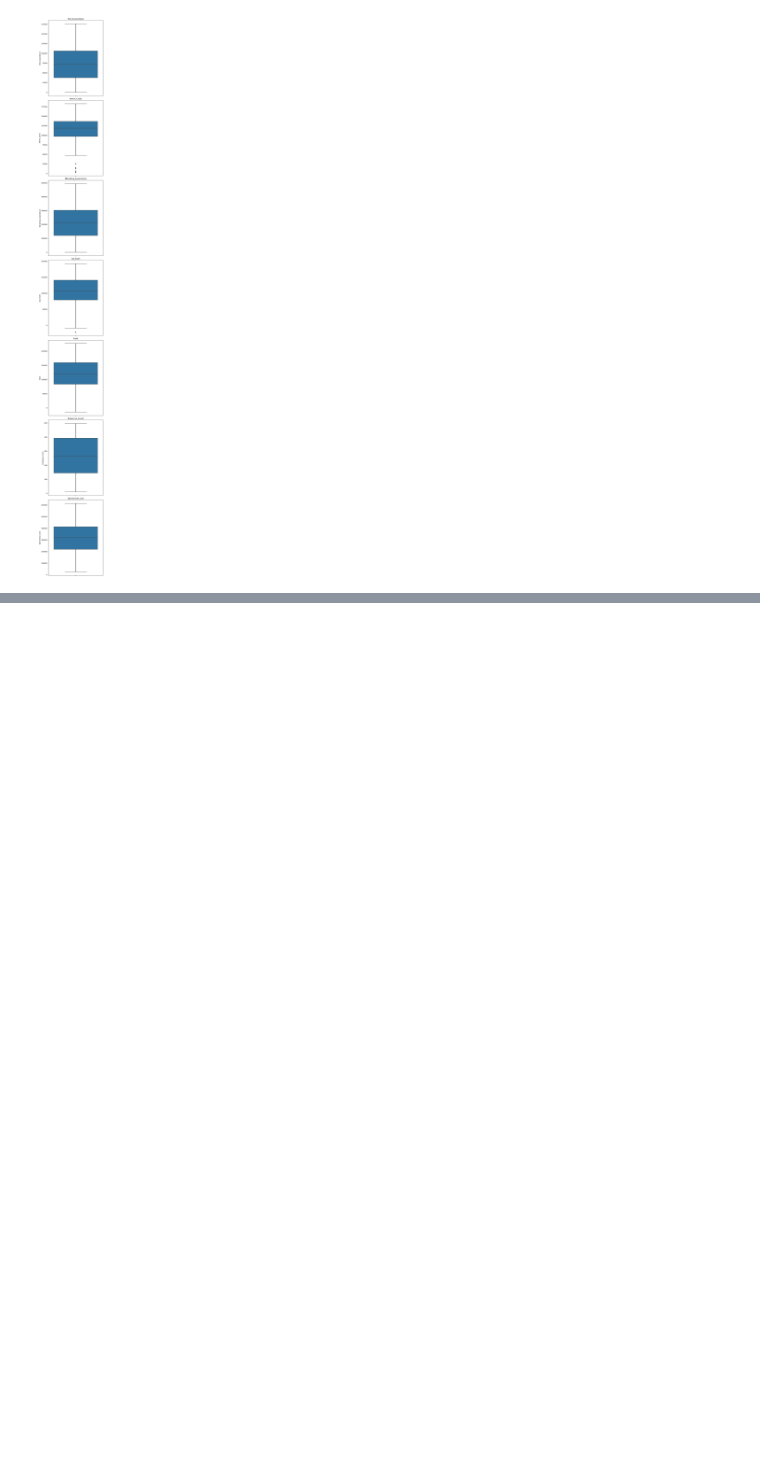
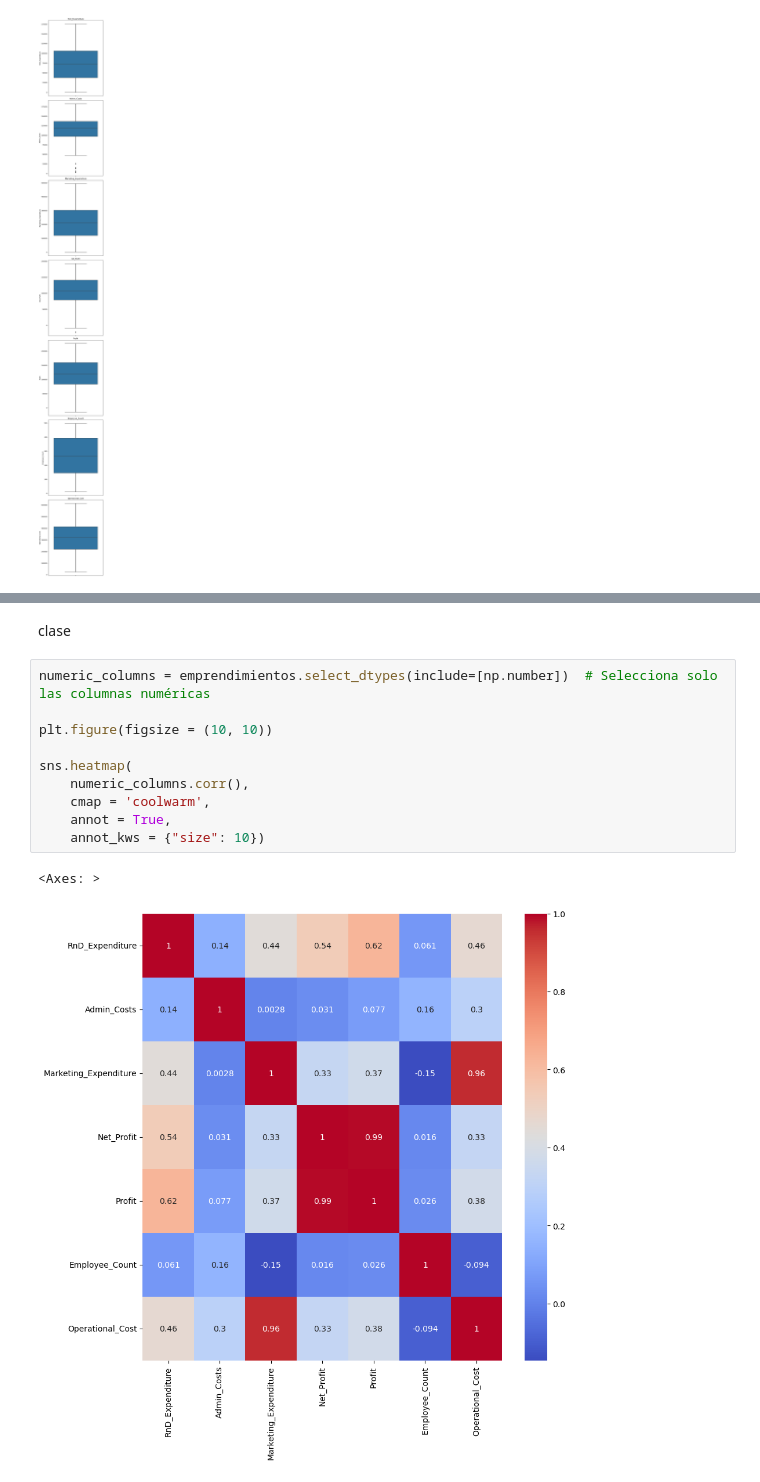
Before and after one commit to Chiaraaorlando/Regresion, a Jupyter notebook: regresion tp chiara orlando.ipynb, the cells around one changed output, grey strips where cells are left out. Drawn from its saved outputs; the diff is of its cells as text; blank space fills up the shorter version.

```diff
--- a/regresion tp chiara orlando.ipynb
+++ b/regresion tp chiara orlando.ipynb
@@ -282,3 +296,18 @@ emprendimientos[emprendimientos['Operational_Cost']<200000]
 | 60 | 83838.902881 | 14752.025075 | 9683.478935 | California | 17481.972941 | Energy | 26885.266798 | ... |
 | 65 | 134093.502036 | 47327.344651 | 26681.272559 | California | 105423.930052 | Tech | 120378.804381 | ... |
 | 67 | 111737.965689 | 125193.850785 | 73364.287453 | New York | 187372.314677 | Finance | 197551.192890 | ... |
+# %% [markdown]
+clase
+# %%
+numeric_columns = emprendimientos.select_dtypes(include=[np.number])  # Selecciona solo las columnas numéricas
+
+plt.figure(figsize = (10, 10))
+
+sns.heatmap(
+    numeric_columns.corr(),
+    cmap = 'coolwarm',
+    annot = True,
+    annot_kws = {"size": 10})
+# %% [output]
+<Axes: >
+[figure, added]
```
Also changed, not shown: parts of 20 cells of this notebook, 1 other file.
